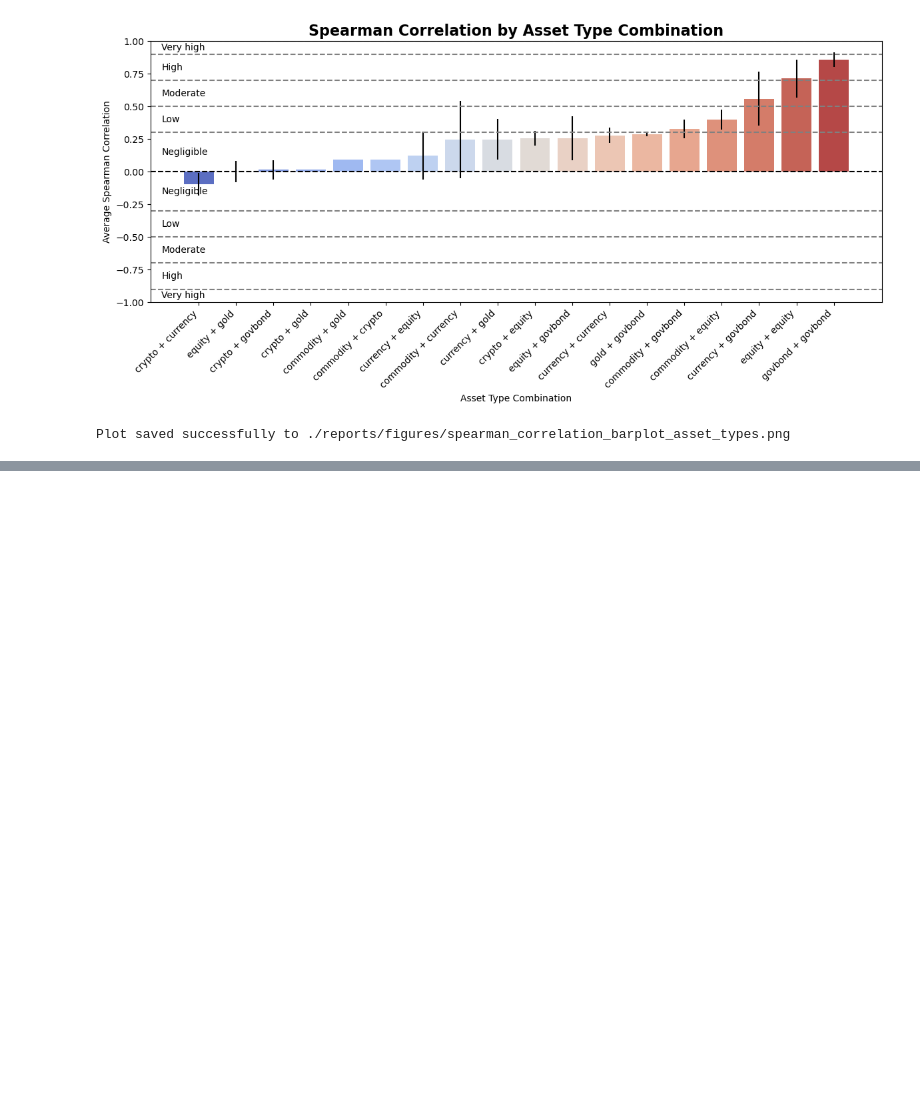
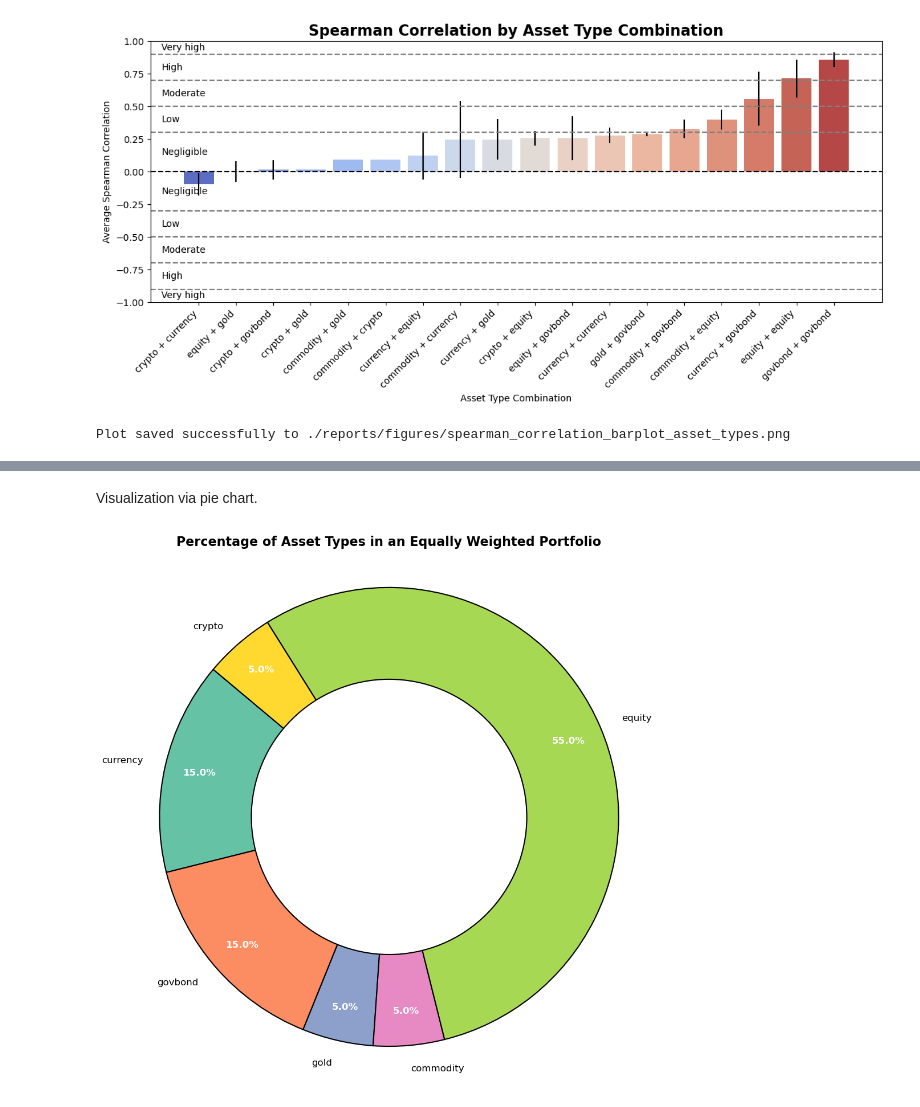
Before and after one commit to JAlbertOfficial/rebalytics, a Jupyter notebook: notebooks/02_data_exploration_processing.ipynb, the cells around one changed output, grey strips where cells are left out. Cells and saved outputs as stored; diff of their text form; code cells hidden in the pictures; blank space fills up the shorter version.

```diff
--- a/notebooks/02_data_exploration_processing.ipynb
+++ b/notebooks/02_data_exploration_processing.ipynb
@@ -714,0 +758,43 @@ Plot saved successfully to ./reports/figures/spearman_correlation_barplot_asset_
+# %% [markdown]
+Visualization via pie chart.
+# %%
+# Step 5: Create a pie chart for the portfolio distribution by asset type
+labels = portfolio_distribution.keys()
+sizes = portfolio_distribution.values()
+
+# Set up the figure
+plt.figure(figsize=(10, 10))
+colors = sns.color_palette('Set2')
+
+# Create a pie chart with additional styling for a polished look
+wedges, texts, autotexts = plt.pie(
+    sizes, labels=labels, autopct='%1.1f%%', startangle=140,
+    colors=colors, wedgeprops={'edgecolor': 'black', 'linewidth': 1.5},
+    textprops={'fontsize': 14}, pctdistance=0.85
+)
+
+# Add title emphasizing equal weighting
+plt.title('Percentage of Asset Types in an Equally Weighted Portfolio', fontsize=16, fontweight='bold')
+
+# Style the text for better readability
+for text in texts:
+    text.set_fontsize(12)
+for autotext in autotexts:
+    autotext.set_fontsize(12)
+    autotext.set_color('white')
+    autotext.set_fontweight('bold')
+
+# Draw a central circle to make it a donut chart with a black edge
+centre_circle = plt.Circle((0, 0), 0.60, fc='white', edgecolor='black', lw=1.5)
+plt.gca().add_artist(centre_circle)
+
+# Equal aspect ratio ensures that pie is drawn as a circle
+plt.axis('equal')
+
+# Add a tight layout for better presentation
+plt.tight_layout()
+
+# Show the plot
+plt.show()
+# %% [output]
+[figure, added]
```
Also changed, not shown: parts of 4 cells of this notebook.
